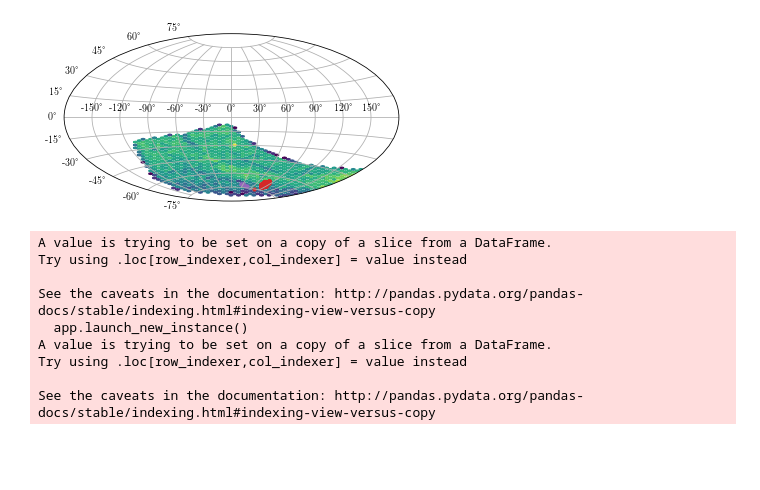
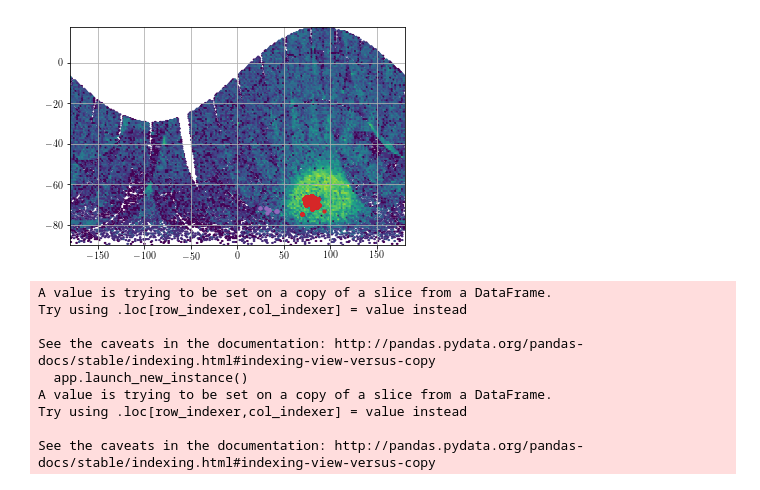
Before and after one commit to tzdwi/TESS, a Jupyter notebook: code/sample_selection.ipynb, the cells around one changed output. Drawn from its saved outputs; the diff is of its cells as text; code cells hidden in the pictures; blank space fills up the shorter version.

```diff
--- a/code/sample_selection.ipynb
+++ b/code/sample_selection.ipynb
@@ -18,8 +18,8 @@ short_cadence_xmatch = '../data/tess_gaia_magnitudes.csv'
 
 data = pd.read_csv(short_cadence_xmatch)
 # %%
-#This is from Sectors 1-7. We're looking only at Sectors 1 & 2
-data = data[(~np.isnan(data['tess_sector1_oid']))|(~np.isnan(data['tess_sector2_oid']))]
+#This is from Sectors 1-15. Let's focus in on Cycle 1 (Sectors 1-13)
+data=data[np.isnan(data['tess_sector14_oid'])&np.isnan(data['tess_sector15_oid'])]
 # %%
 #2018A&A...616A..12G (Helmi et al. 2018) did the filtering for stars in the MCs
 lmc_ids = Table.read('../data/lmc_gaiaids.fits',format='fits').to_pandas()
@@ -53,28 +53,26 @@ smc_data['M_G'] = smc_data['phot_g_mean_mag'] - 19.05 - smc_AG #kovacs 2000
 # %%
 from astropy.coordinates import SkyCoord
 from astropy import units
 
 
 Gcoords = SkyCoord(ra=galactic_data['ra'], dec=galactic_data['dec'], unit='degree')
 Lcoords = SkyCoord(ra=lmc_data['ra'], dec=lmc_data['dec'], unit='degree')
 Scoords = SkyCoord(ra=smc_data['ra'], dec=smc_data['dec'], unit='degree')
-Gra = Gcoords.ra.wrap_at(180 * units.deg).radian
-Gdec = Gcoords.dec.radian
-Lra = Lcoords.ra.wrap_at(180 * units.deg).radian
-Ldec = Lcoords.dec.radian
-Sra = Scoords.ra.wrap_at(180 * units.deg).radian
-Sdec = Scoords.dec.radian
+Gra = Gcoords.ra.wrap_at(180 * units.deg)
+Gdec = Gcoords.dec
+Lra = Lcoords.ra.wrap_at(180 * units.deg)
+Ldec = Lcoords.dec
+Sra = Scoords.ra.wrap_at(180 * units.deg)
+Sdec = Scoords.dec
 
-fig = plt.figure(figsize=(6, 4))
-fig.add_subplot(111, projection='aitoff')
 image = plt.hexbin(Gra, Gdec,
-                   gridsize=45, mincnt=1, bins='log')
+                   gridsize=200, mincnt=1, bins='log')
 plt.scatter(Lra,Ldec,s=10,c='C3')
 plt.scatter(Sra,Sdec,s=10,c='C4')
 
 plt.grid(True)
 # %% [output]
-[figure, old version]
+[figure, new version]
 # %%
 #accounting for nonexistant A_G
 nanmags = galactic_data[np.isnan(galactic_data['M_G'])]
```
Also changed, not shown: parts of 3 cells of this notebook, 3 other files.
